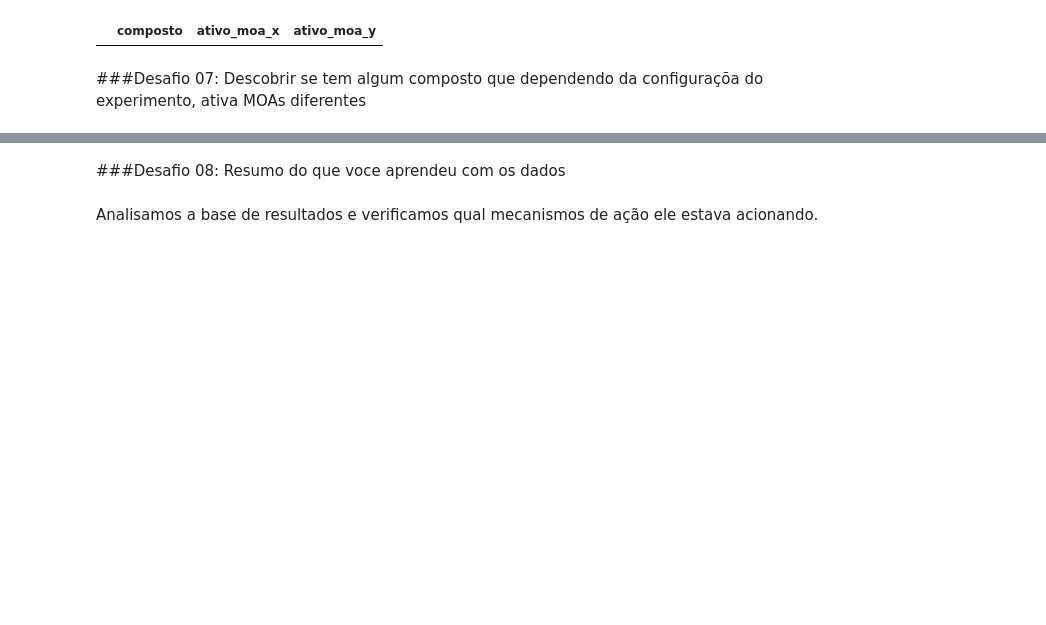
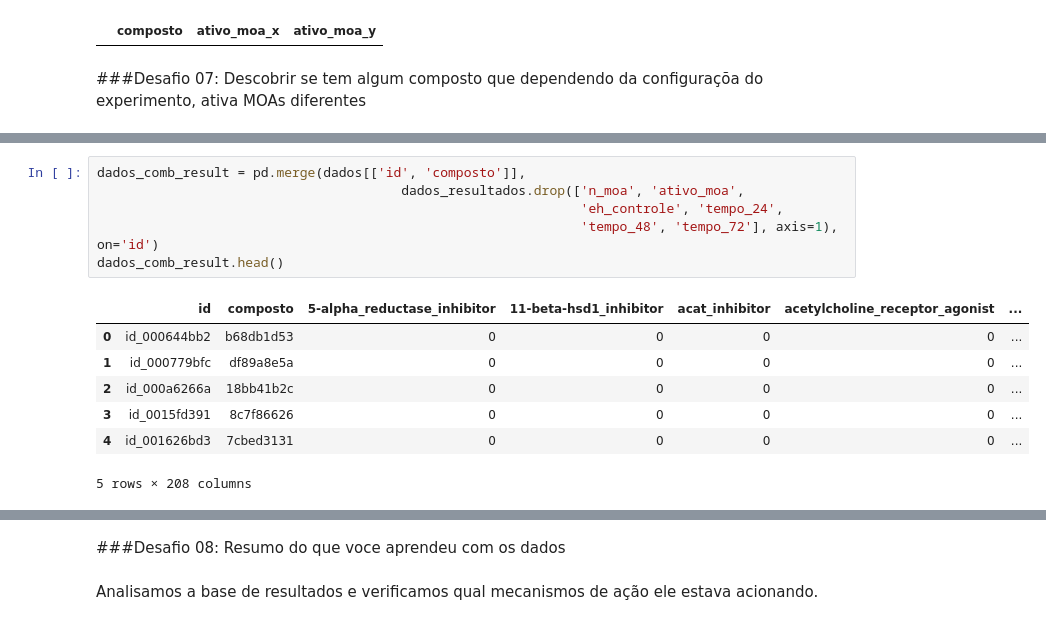
Before and after one commit to OLucasAlves/ImercaoDadosAlura03, a Jupyter notebook: Imercao03Aula04.ipynb, the cells around one changed output, grey strips where cells are left out. Cells and saved outputs as stored; diff of their text form; blank space fills up the shorter version.

```diff
--- a/Imercao03Aula04.ipynb
+++ b/Imercao03Aula04.ipynb
@@ -252,0 +269,14 @@ pd.merge(dados_combinados[['composto','ativo_moa']].query('ativo_moa == True'),
+# %%
+dados_comb_result = pd.merge(dados[['id', 'composto']],
+                                       dados_resultados.drop(['n_moa', 'ativo_moa',
+                                                              'eh_controle', 'tempo_24',
+                                                              'tempo_48', 'tempo_72'], axis=1), on='id')
+dados_comb_result.head()
+# %% [output]
+|  | id | composto | 5-alpha_reductase_inhibitor | 11-beta-hsd1_inhibitor | acat_inhibitor | acetylcholine_receptor_agonist | ... |
+| 0 | id_000644bb2 | b68db1d53 | 0 | 0 | 0 | 0 | ... |
+| 1 | id_000779bfc | df89a8e5a | 0 | 0 | 0 | 0 | ... |
+| 2 | id_000a6266a | 18bb41b2c | 0 | 0 | 0 | 0 | ... |
+| 3 | id_0015fd391 | 8c7f86626 | 0 | 0 | 0 | 0 | ... |
+| 4 | id_001626bd3 | 7cbed3131 | 0 | 0 | 0 | 0 | ... |
+5 rows × 208 columns
```
Also changed, not shown: parts of 6 cells of this notebook, 1 other file.
